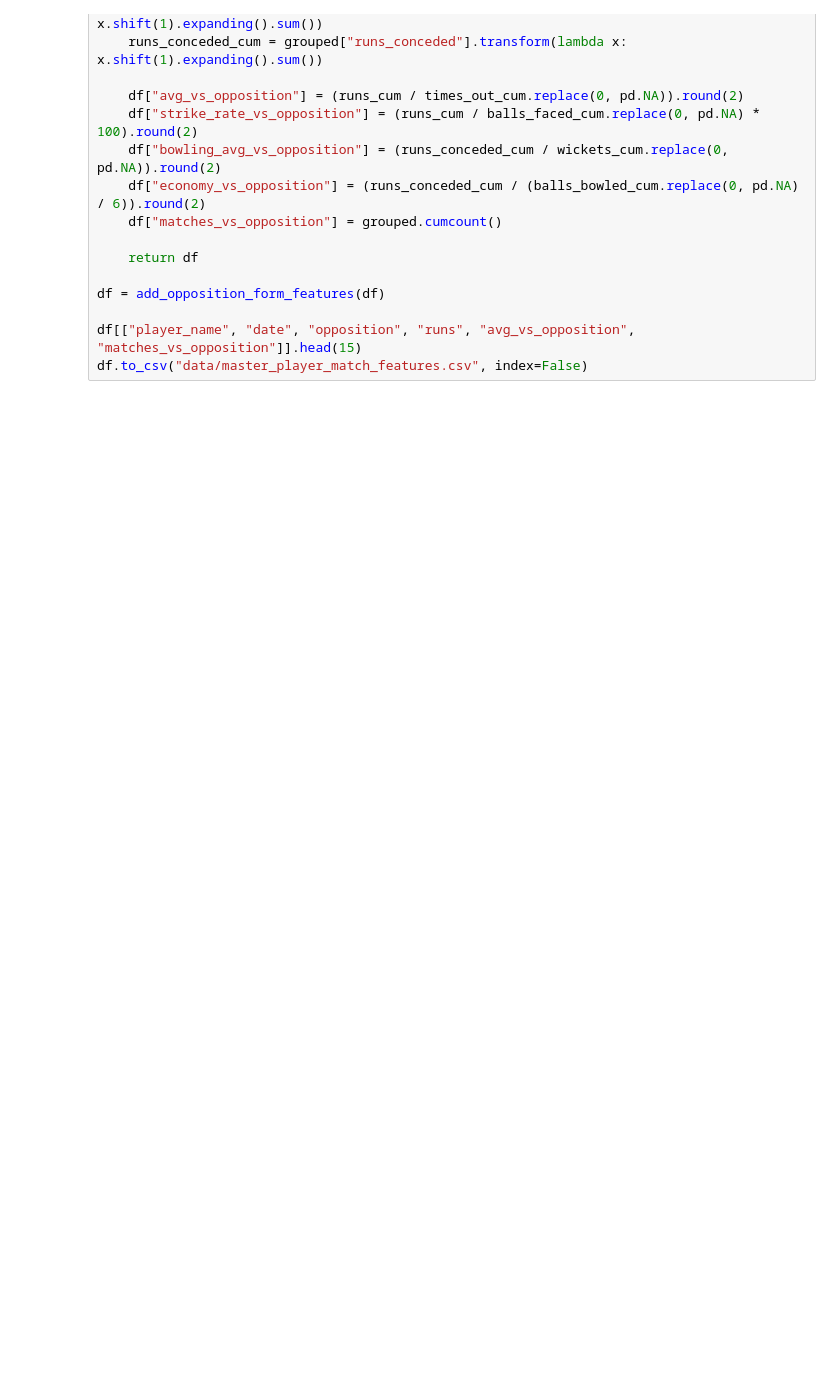
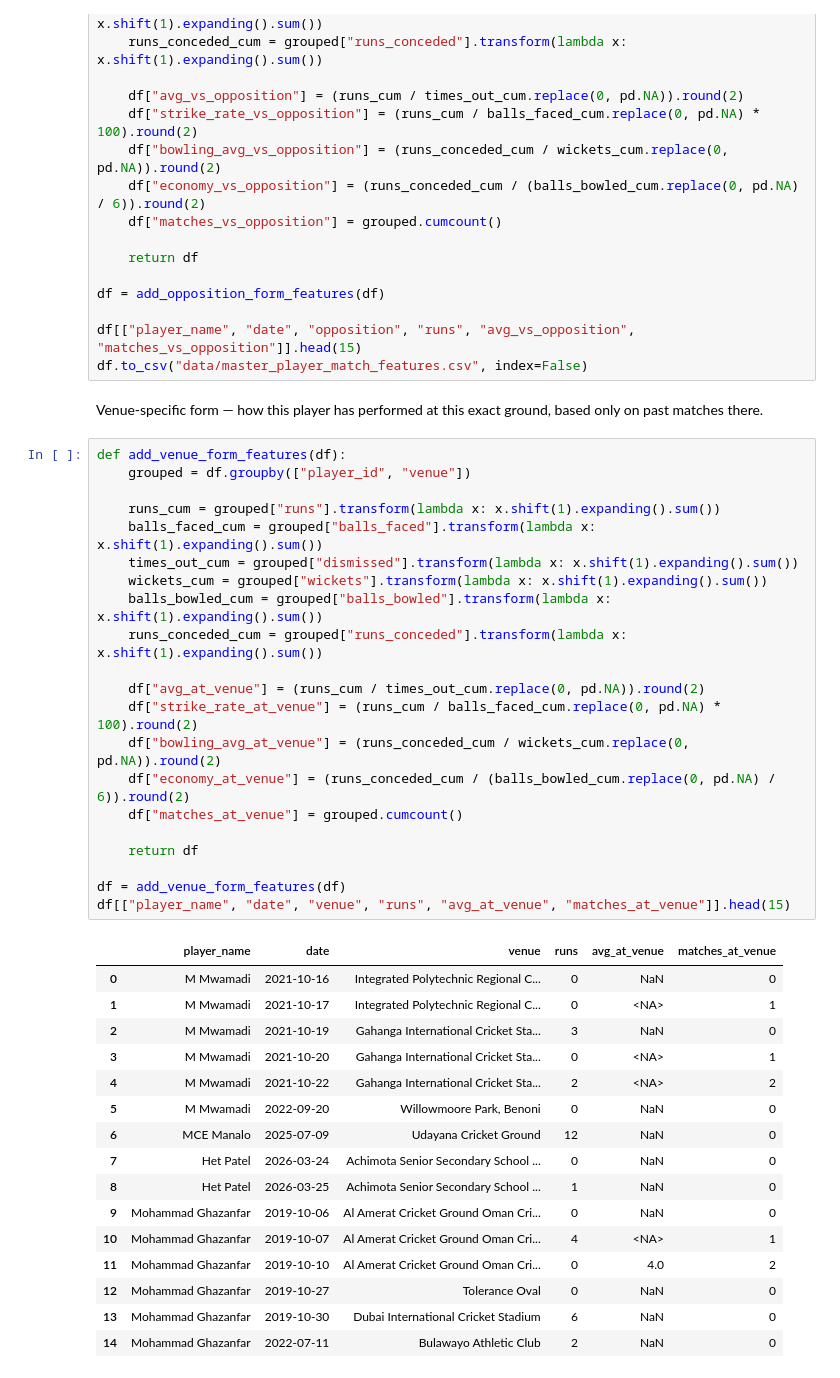
Before and after one commit to abdullahminhas/cric-squad-selector, a Jupyter notebook: cric_squad_selector_data.ipynb, the cells around one changed output. Drawn from its saved outputs; the diff is of its cells as text; blank space fills up the shorter version.

Commit message:
venue-specific form, fill missing values, and define selection target code added

```diff
--- a/cric_squad_selector_data.ipynb
+++ b/cric_squad_selector_data.ipynb
@@ -528,3 +528,43 @@ df = add_opposition_form_features(df)
 
 df[["player_name", "date", "opposition", "runs", "avg_vs_opposition", "matches_vs_opposition"]].head(15)
 df.to_csv("data/master_player_match_features.csv", index=False)
+# %% [markdown]
+Venue-specific form — how this player has performed at this exact ground, based only on past matches there.
+# %%
+def add_venue_form_features(df):
+    grouped = df.groupby(["player_id", "venue"])
+
+    runs_cum = grouped["runs"].transform(lambda x: x.shift(1).expanding().sum())
+    balls_faced_cum = grouped["balls_faced"].transform(lambda x: x.shift(1).expanding().sum())
+    times_out_cum = grouped["dismissed"].transform(lambda x: x.shift(1).expanding().sum())
+    wickets_cum = grouped["wickets"].transform(lambda x: x.shift(1).expanding().sum())
+    balls_bowled_cum = grouped["balls_bowled"].transform(lambda x: x.shift(1).expanding().sum())
+    runs_conceded_cum = grouped["runs_conceded"].transform(lambda x: x.shift(1).expanding().sum())
+
+    df["avg_at_venue"] = (runs_cum / times_out_cum.replace(0, pd.NA)).round(2)
+    df["strike_rate_at_venue"] = (runs_cum / balls_faced_cum.replace(0, pd.NA) * 100).round(2)
+    df["bowling_avg_at_venue"] = (runs_conceded_cum / wickets_cum.replace(0, pd.NA)).round(2)
+    df["economy_at_venue"] = (runs_conceded_cum / (balls_bowled_cum.replace(0, pd.NA) / 6)).round(2)
+    df["matches_at_venue"] = grouped.cumcount()
+
+    return df
+
+df = add_venue_form_features(df)
+df[["player_name", "date", "venue", "runs", "avg_at_venue", "matches_at_venue"]].head(15)
+# %% [output]
+|  | player_name | date | venue | runs | avg_at_venue | matches_at_venue |
+| 0 | M Mwamadi | 2021-10-16 | Integrated Polytechnic Regional C... | 0 | NaN | 0 |
+| 1 | M Mwamadi | 2021-10-17 | Integrated Polytechnic Regional C... | 0 | <NA> | 1 |
+| 2 | M Mwamadi | 2021-10-19 | Gahanga International Cricket Sta... | 3 | NaN | 0 |
+| 3 | M Mwamadi | 2021-10-20 | Gahanga International Cricket Sta... | 0 | <NA> | 1 |
+| 4 | M Mwamadi | 2021-10-22 | Gahanga International Cricket Sta... | 2 | <NA> | 2 |
+| 5 | M Mwamadi | 2022-09-20 | Willowmoore Park, Benoni | 0 | NaN | 0 |
+| 6 | MCE Manalo | 2025-07-09 | Udayana Cricket Ground | 12 | NaN | 0 |
+| 7 | Het Patel | 2026-03-24 | Achimota Senior Secondary School ... | 0 | NaN | 0 |
+| 8 | Het Patel | 2026-03-25 | Achimota Senior Secondary School ... | 1 | NaN | 0 |
+| 9 | Mohammad Ghazanfar | 2019-10-06 | Al Amerat Cricket Ground Oman Cri... | 0 | NaN | 0 |
+| 10 | Mohammad Ghazanfar | 2019-10-07 | Al Amerat Cricket Ground Oman Cri... | 4 | <NA> | 1 |
+| 11 | Mohammad Ghazanfar | 2019-10-10 | Al Amerat Cricket Ground Oman Cri... | 0 | 4.0 | 2 |
+| 12 | Mohammad Ghazanfar | 2019-10-27 | Tolerance Oval | 0 | NaN | 0 |
+| 13 | Mohammad Ghazanfar | 2019-10-30 | Dubai International Cricket Stadium | 6 | NaN | 0 |
+| 14 | Mohammad Ghazanfar | 2022-07-11 | Bulawayo Athletic Club | 2 | NaN | 0 |
```
Also changed, not shown: parts of 6 cells of this notebook.
